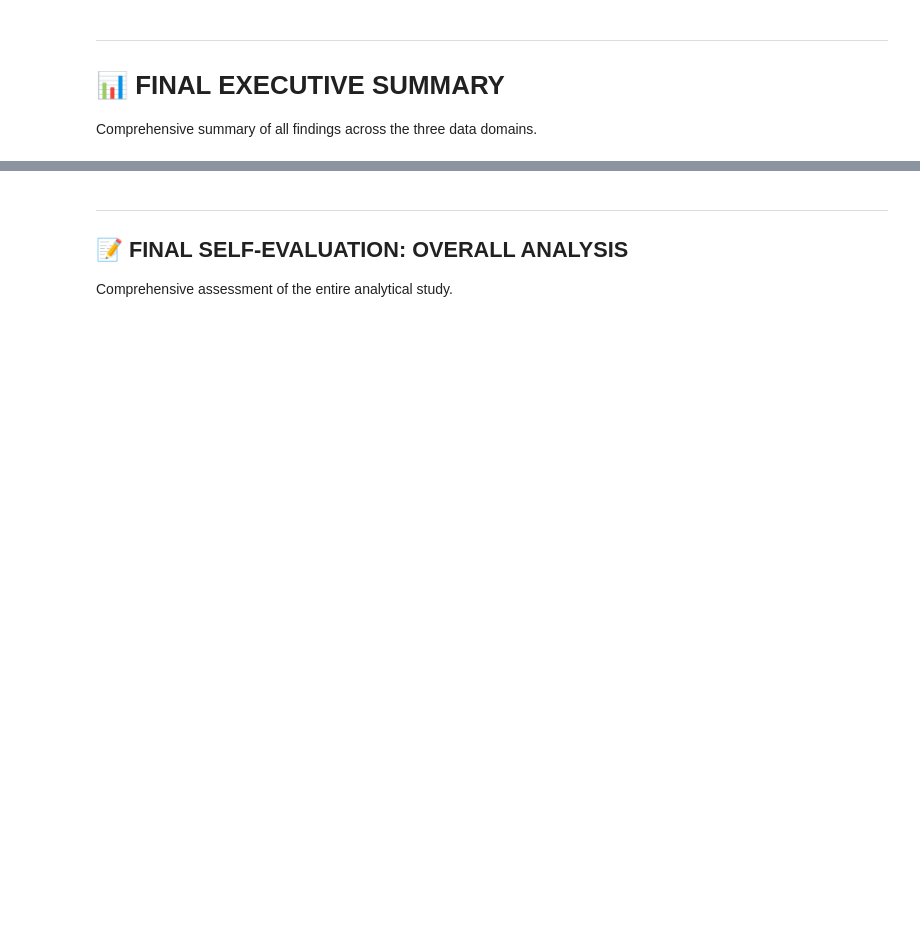
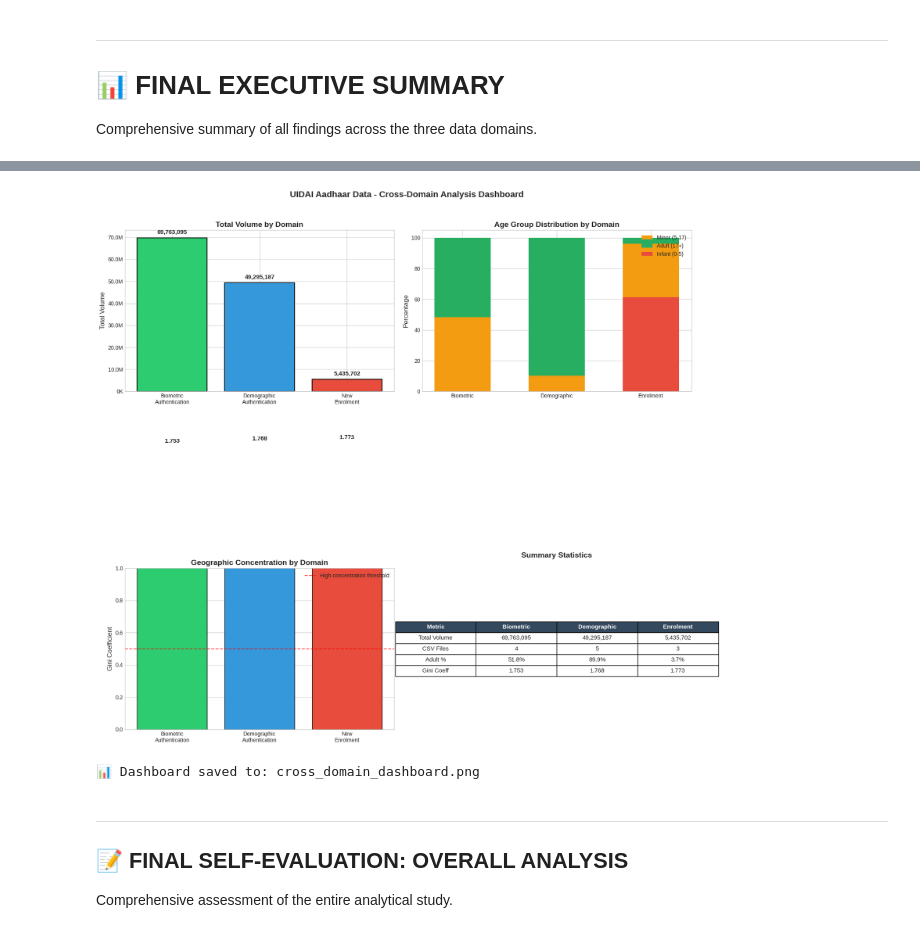
Before and after one commit to JayabrataBasu/UIDAI, a Jupyter notebook: UIDAI_Comprehensive_Analysis.ipynb, the cells around one changed output, grey strips where cells are left out. Drawn from its saved outputs; the diff is of its cells as text; code cells hidden in the pictures; blank space fills up the shorter version.

```diff
--- a/UIDAI_Comprehensive_Analysis.ipynb
+++ b/UIDAI_Comprehensive_Analysis.ipynb
@@ -0,0 +66,17 @@
+# %%
+# Cell 3 — Quick execution responsiveness test
+import time
+print('Print test: every half-second for 5 ticks')
+for i in range(5):
+    print('tick', i)
+    time.sleep(0.5)
+
+print('\nNumeric work test: allocate a 2000x2000 random array (memory & CPU check)')
+import numpy as np
+try:
+    a = np.random.rand(2000,2000)
+    print('sum:', a.sum())
+except Exception as e:
+    print('Numeric test failed:', e)
+
+print('\nIf the prints above do not appear live (one by one), the kernel may not be executing — check logs.')
@@ -2546,6 +2832,7 @@ biometric_folder_synthesis.add_csv_summary(
 )
 
 biometric_folder_results['csv_1'] = {
+    'df': df_bio_1,
     'preliminary': preliminary_results,
     'eda': eda_results,
     'advanced': advanced_results,
@@ -3032,10 +3447,40 @@ def get_gini(folder_results):
     cumulative = np.cumsum(shares.sort_values().values)
     return 1 - 2 * np.sum(cumulative) / n + (n + 1) / n
 
+# Robust Gini computation (handles missing 'metric_cols' by inferring numeric/age columns)
+def safe_get_gini(folder_results):
+    if not folder_results:
+        return 0.0
+    for res in folder_results.values():
+        df = res.get('df')
+        if df is None:
+            continue
+        metric_cols = res.get('metric_cols')
+        if not metric_cols:
+            # infer numeric columns likely to be metrics (prefer age/bio/demo columns)
+            numeric = df.select_dtypes(include=[np.number]).columns.tolist()
+            numeric = [c for c in numeric if c not in ('pincode',)]
+            candidates = [c for c in numeric if any(k in c for k in ('age', 'bio', 'demo'))]
+            metric_cols = candidates or numeric
+        metric_cols = [c for c in metric_cols if c in df.columns]
+        if not metric_cols:
+            continue
+        state_totals = df.groupby('state')[metric_cols].sum().sum(axis=1).sort_values(ascending=False)
+        total = state_totals.sum()
+        if total == 0:
+            return 0.0
+        shares = state_totals / total
+        n = len(shares)
+        if n <= 1:
+            return 0.0
+        cumulative = np.cumsum(shares.sort_values().values)
+        return float(1 - 2 * np.sum(cumulative) / n + (n + 1) / n)
+    return 0.0
+
 ginis = [
-    get_gini(biometric_folder_results),
-    get_gini(demographic_folder_results),
-    get_gini(enrolment_folder_results)
+    safe_get_gini(biometric_folder_results),
+    safe_get_gini(demographic_folder_results),
+    safe_get_gini(enrolment_folder_results)
 ]
 
 bars = ax.bar(domains, ginis, color=['#2ecc71', '#3498db', '#e74c3c'], edgecolor='black')
@@ -3059,33 +3504,36 @@ summary_data = [
     ['CSV Files', str(len(biometric_csvs)), str(len(demographic_csvs)), str(len(enrolment_csvs))],
     ['Adult %', f'{bio_pcts[1]:.1f}%' if bio_total_sample > 0 else 'N/A',
      f'{demo_pcts[1]:.1f}%' if demo_total_sample > 0 else 'N/A',
      f'{enrol_pcts[2]:.1f}%' if enrol_total_sample > 0 else 'N/A'],
     ['Gini Coeff', f'{ginis[0]:.3f}', f'{ginis[1]:.3f}', f'{ginis[2]:.3f}']
 ]
 
 table = ax.table(cellText=summary_data[1:], colLabels=summary_data[0],
                   loc='center', cellLoc='center',
                   colColours=['#34495e']*4,
                   colWidths=[0.25, 0.25, 0.25, 0.25])
 table.auto_set_font_size(False)
 table.set_fontsize(11)
 table.scale(1.2, 2)
 
 # Style header
 for i in range(4):
     table[(0, i)].set_text_props(color='white', fontweight='bold')
     table[(0, i)].set_facecolor('#34495e')
 
 ax.set_title('Summary Statistics', fontsize=14, fontweight='bold', pad=20)
 
 plt.suptitle('UIDAI Aadhaar Data - Cross-Domain Analysis Dashboard',
              fontsize=16, fontweight='bold', y=1.02)
 
 plt.tight_layout()
 plt.savefig(WORKSPACE_PATH / 'cross_domain_dashboard.png', dpi=150, bbox_inches='tight')
 plt.show()
 
 print("\n📊 Dashboard saved to: cross_domain_dashboard.png")
+# %% [output]
+[figure, added]
+📊 Dashboard saved to: cross_domain_dashboard.png
 # %% [markdown]
 ---
 
```
Also changed, not shown: parts of 34 cells of this notebook, 1 other file.
